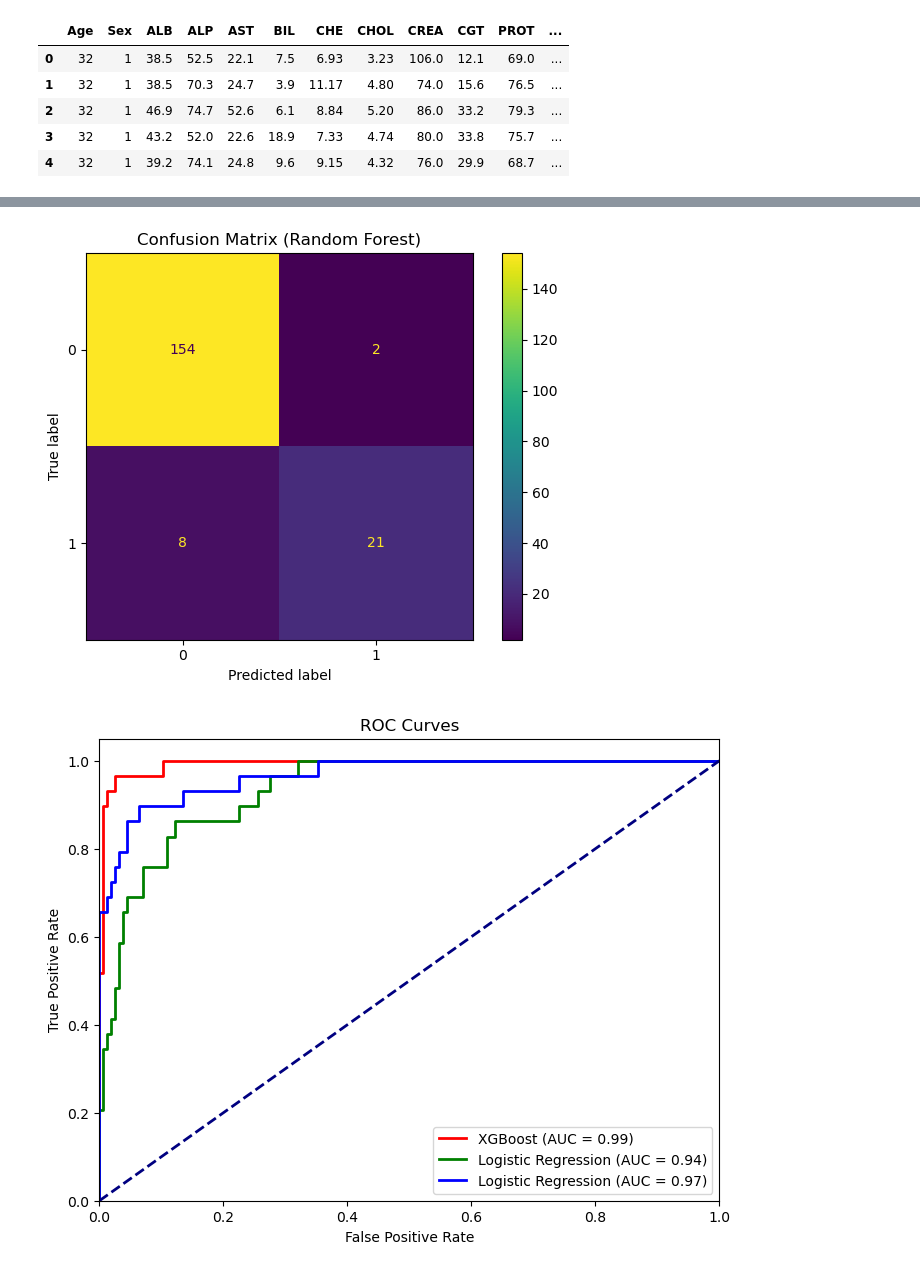
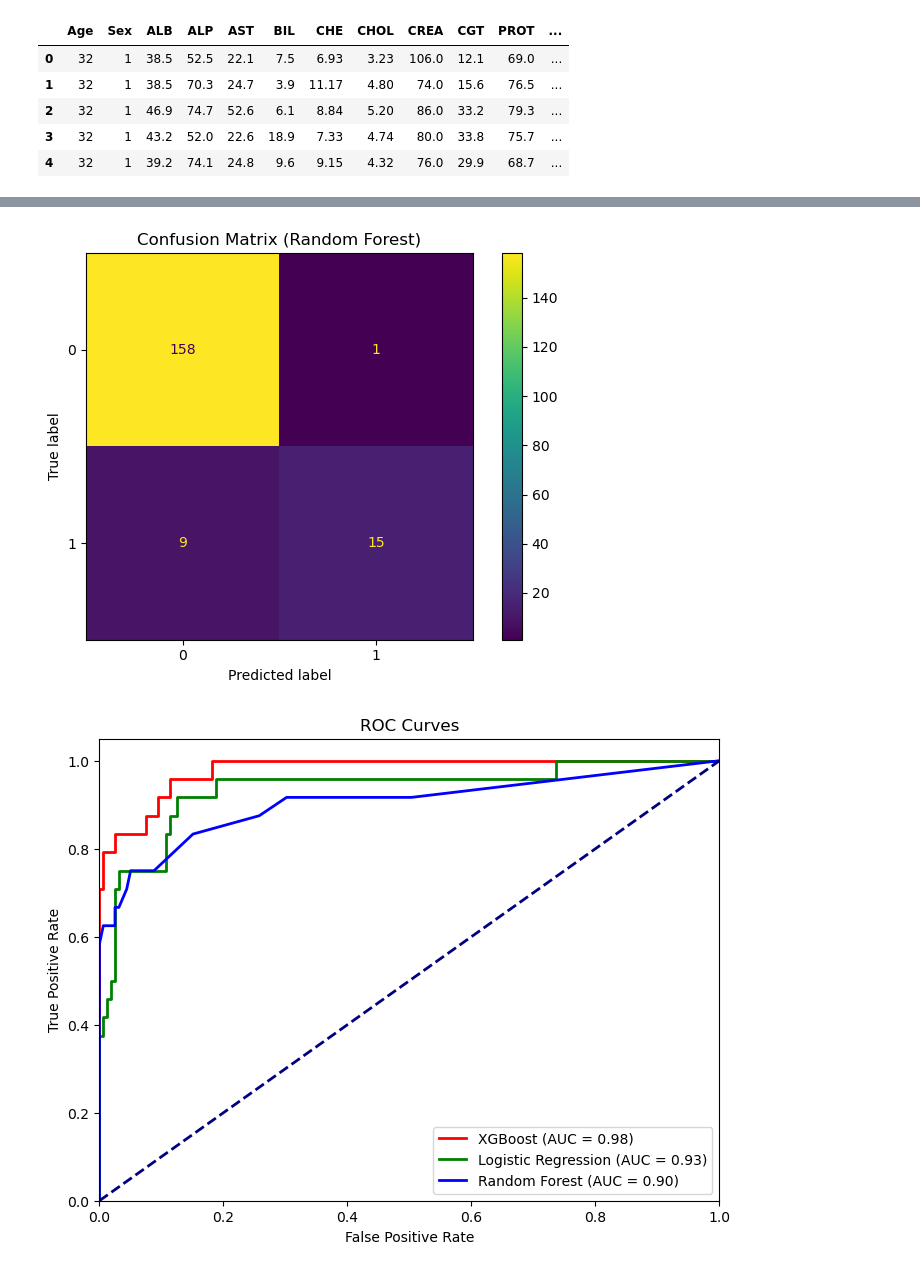
Before and after one commit to Cyngua/HCV-Data-Dashboard, a Jupyter notebook: src/model_training.ipynb, the cells around one changed output, grey strips where cells are left out. Drawn from its saved outputs; the diff is of its cells as text; code cells hidden in the pictures.

```diff
--- a/src/model_training.ipynb
+++ b/src/model_training.ipynb
@@ -177,7 +177,7 @@ XGBoost - Test Accuracy: 0.9730
 # %%
 # best parameters
-logistic_params_best = {'C': 1, 'penalty': 'l1'}
+logistic_params_best = {'C': 1, 'penalty': 'l2'}
 
-rf_params_best = {'max_depth': 10, 'min_samples_split': 5, 'n_estimators': 100}
+rf_params_best = {'max_depth': 20, 'min_samples_split': 2, 'n_estimators': 50}
 
-xgb_params_best = {'learning_rate': 0.1, 'max_depth': 3, 'n_estimators': 50}
+xgb_params_best = {'learning_rate': 0.1, 'max_depth': 3, 'n_estimators': 100}
@@ -282,34 +284,34 @@ plt.title('Confusion Matrix (Random Forest)')
 plt.tight_layout()
 plt.savefig('../figures/cmd_rf.jpg')
 # %% [output]
-[figure, old version]
+[figure, new version]
 # %%
 # plot out ROC curve
 y_prob_xgb = model_xgb.predict_proba(X_test)[:, 1]
 y_prob_reg = model_logreg.predict_proba(X_test)[:, 1]
 y_prob_rf = model_rf.predict_proba(X_test)[:, 1]
 
 fpr_xgb, tpr_xgb, _ = roc_curve(y_test, y_prob_xgb)
 fpr_reg, tpr_reg, _ = roc_curve(y_test, y_prob_reg)
 fpr_rf, tpr_rf, _ = roc_curve(y_test, y_prob_rf)
 
 roc_auc_xgb = auc(fpr_xgb, tpr_xgb)
 roc_auc_reg = auc(fpr_reg, tpr_reg)
 roc_auc_rf = auc(fpr_rf, tpr_rf)
 
 plt.figure(figsize=(8, 6))
 plt.plot(fpr_xgb, tpr_xgb, color='red', lw=2, label=f'XGBoost (AUC = {roc_auc_xgb:.2f})')
 plt.plot(fpr_reg, tpr_reg, color='green', lw=2, label=f'Logistic Regression (AUC = {roc_auc_reg:.2f})')
-plt.plot(fpr_rf, tpr_rf, color='blue', lw=2, label=f'Logistic Regression (AUC = {roc_auc_rf:.2f})')
+plt.plot(fpr_rf, tpr_rf, color='blue', lw=2, label=f'Random Forest (AUC = {roc_auc_rf:.2f})')
 
 plt.plot([0, 1], [0, 1], color='navy', lw=2, linestyle='--')
 plt.xlim([0.0, 1.0])
 plt.ylim([0.0, 1.05])
 plt.xlabel('False Positive Rate')
 plt.ylabel('True Positive Rate')
 plt.title('ROC Curves')
 plt.legend(loc='lower right')
 plt.tight_layout
 plt.savefig("../figures/roc_curves.jpg")
 # %% [output]
-[figure, old version]
+[figure, new version]
```
Also changed, not shown: parts of 20 cells of this notebook, 1 other file.
